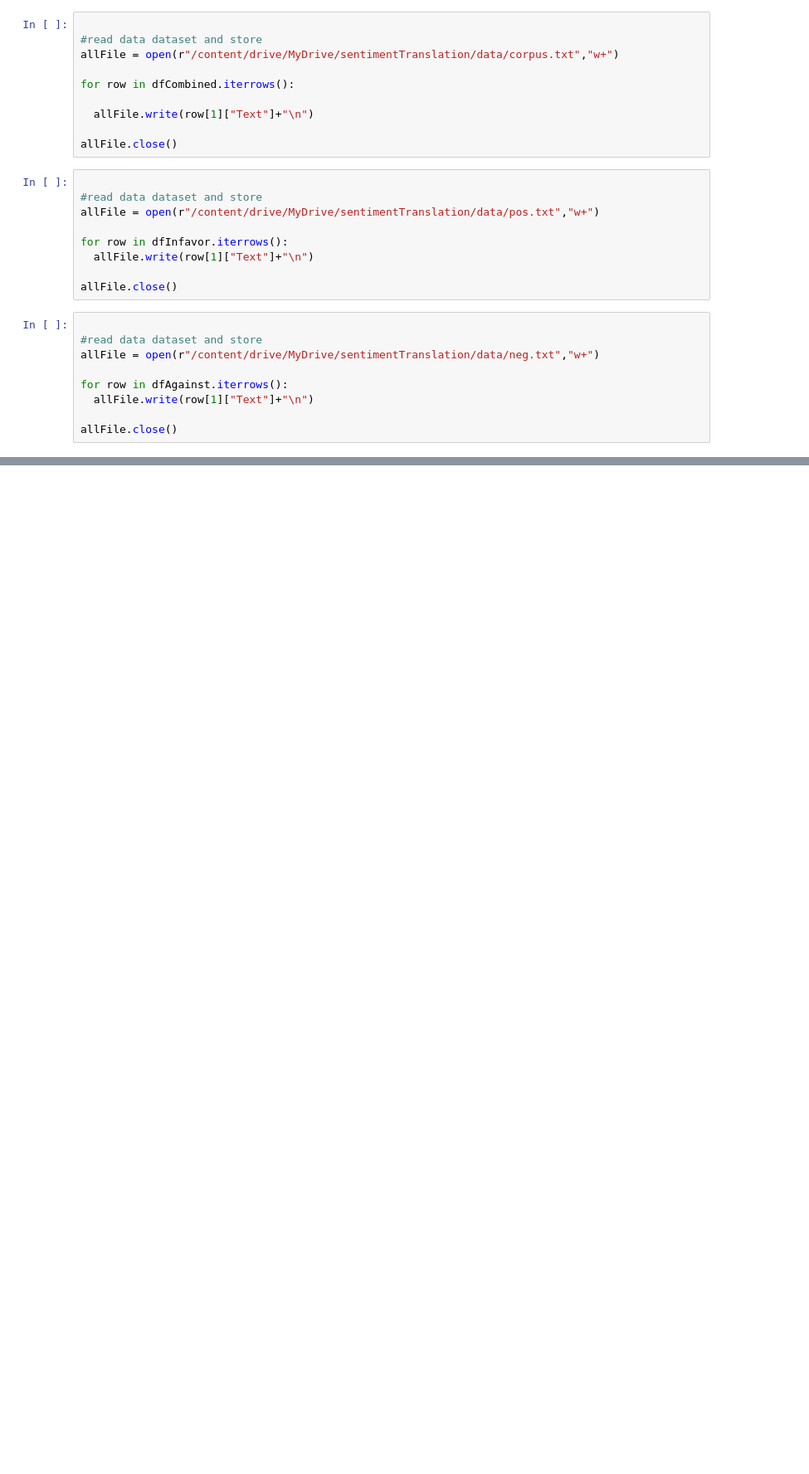
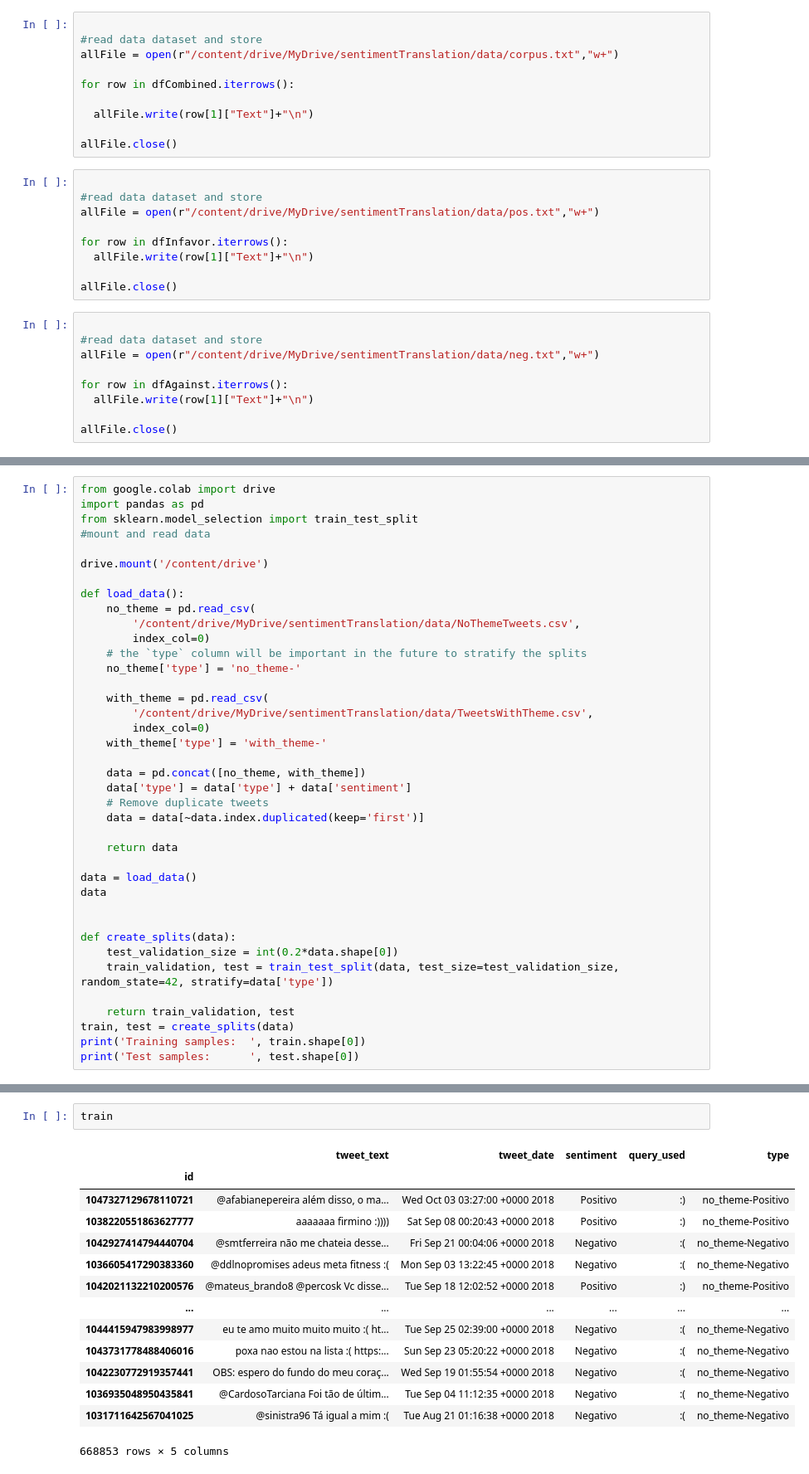
Before and after one commit to pablocosta/deleteRetreaveGenerate, a Jupyter notebook: exploratoryAnalisys.ipynb, the cells around one changed output, grey strips where cells are left out. Shown: that part at 83% size. Drawn from its saved outputs; the diff is of its cells as text; blank space fills up the shorter version.

```diff
--- a/exploratoryAnalisys.ipynb
+++ b/exploratoryAnalisys.ipynb
@@ -117,0 +141,39 @@ fileTeste.close()
+# %%
+from google.colab import drive
+import pandas as pd
+from sklearn.model_selection import train_test_split
+#mount and read data
+
+drive.mount('/content/drive')
+
+def load_data():
+    no_theme = pd.read_csv(
+        '/content/drive/MyDrive/sentimentTranslation/data/NoThemeTweets.csv',
+        index_col=0)
+    # the `type` column will be important in the future to stratify the splits
+    no_theme['type'] = 'no_theme-'
+
+    with_theme = pd.read_csv(
+        '/content/drive/MyDrive/sentimentTranslation/data/TweetsWithTheme.csv',
+        index_col=0)
+    with_theme['type'] = 'with_theme-'
+
+    data = pd.concat([no_theme, with_theme])
+    data['type'] = data['type'] + data['sentiment']
+    # Remove duplicate tweets
+    data = data[~data.index.duplicated(keep='first')]
+
+    return data
+
+data = load_data()
+data
+
+
+def create_splits(data):
+    test_validation_size = int(0.2*data.shape[0])
+    train_validation, test = train_test_split(data, test_size=test_validation_size, random_state=42, stratify=data['type'])
+
+    return train_validation, test
+train, test = create_splits(data)
+print('Training samples:  ', train.shape[0])
+print('Test samples:      ', test.shape[0])
@@ -117,0 +184,17 @@ fileTeste.close()
+# %%
+train
+# %% [output]
+|  | tweet_text | tweet_date | sentiment | query_used | type |
+| id |  |  |  |  |  |
+| 1047327129678110721 | @afabianepereira além disso, o ma... | Wed Oct 03 03:27:00 +0000 2018 | Positivo | :) | no_theme-Positivo |
+| 1038220551863627777 | aaaaaaa firmino :)))) | Sat Sep 08 00:20:43 +0000 2018 | Positivo | :) | no_theme-Positivo |
+| 1042927414794440704 | @smtferreira não me chateia desse... | Fri Sep 21 00:04:06 +0000 2018 | Negativo | :( | no_theme-Negativo |
+| 1036605417290383360 | @ddlnopromises adeus meta fitness :( | Mon Sep 03 13:22:45 +0000 2018 | Negativo | :( | no_theme-Negativo |
+| 1042021132210200576 | @mateus_brando8 @percosk Vc disse... | Tue Sep 18 12:02:52 +0000 2018 | Positivo | :) | no_theme-Positivo |
+| ... | ... | ... | ... | ... | ... |
+| 1044415947983998977 | eu te amo muito muito muito :( ht... | Tue Sep 25 02:39:00 +0000 2018 | Negativo | :( | no_theme-Negativo |
+| 1043731778488406016 | poxa nao estou na lista :( https:... | Sun Sep 23 05:20:22 +0000 2018 | Negativo | :( | no_theme-Negativo |
+| 1042230772919357441 | OBS: espero do fundo do meu coraç... | Wed Sep 19 01:55:54 +0000 2018 | Negativo | :( | no_theme-Negativo |
+| 1036935048950435841 | @CardosoTarciana Foi tão de últim... | Tue Sep 04 11:12:35 +0000 2018 | Negativo | :( | no_theme-Negativo |
+| 1031711642567041025 | @sinistra96 Tá igual a mim :( | Tue Aug 21 01:16:38 +0000 2018 | Negativo | :( | no_theme-Negativo |
+668853 rows × 5 columns
```
Also changed, not shown: parts of 16 cells of this notebook.
